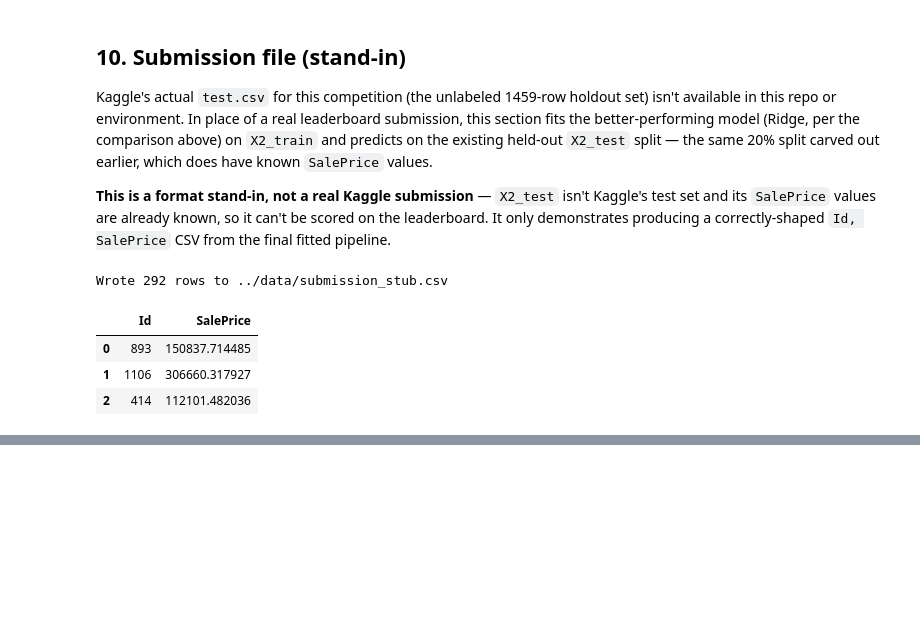
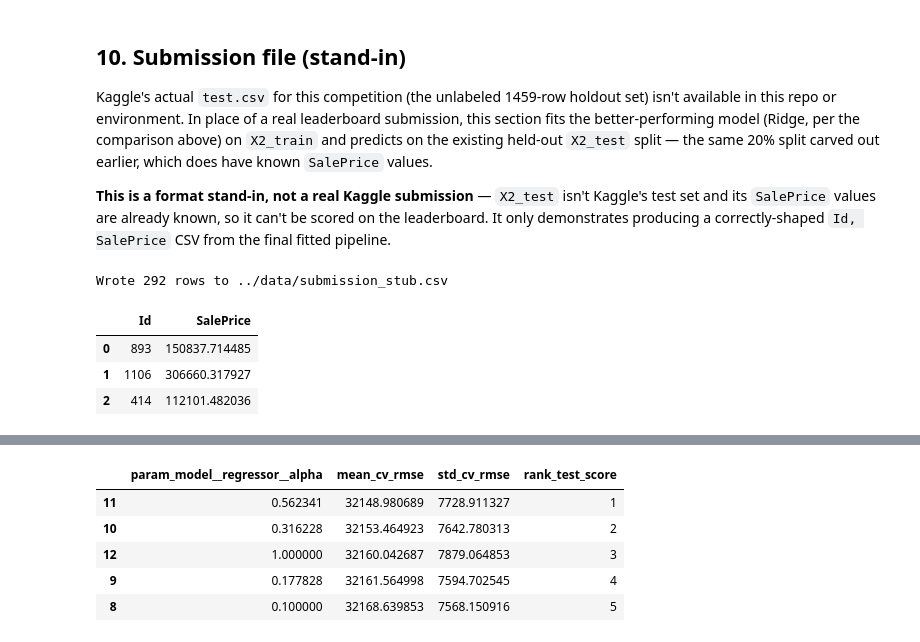
Before and after one commit to ashandx/ames-housing-pipeline, a Jupyter notebook: notebooks/ames_housing_pipeline.ipynb, the cells around one changed output, grey strips where cells are left out. Cells and saved outputs as stored; diff of their text form; code cells hidden in the pictures; blank space fills up the shorter version.

Commit message:
feat: tune Ridge alpha via GridSearchCV, document KFold choice

```diff
--- a/notebooks/ames_housing_pipeline.ipynb
+++ b/notebooks/ames_housing_pipeline.ipynb
@@ -479,0 +508,16 @@ Wrote 292 rows to ../data/submission_stub.csv
+# %%
+from sklearn.model_selection import GridSearchCV
+
+RIDGE_ALPHA_GRID = {'model__regressor__alpha': np.logspace(-3, 3, 25)}
+
+ridge_grid_search = GridSearchCV(
+    ridge_pipe_v2, param_grid=RIDGE_ALPHA_GRID, cv=kfold,
+    scoring='neg_root_mean_squared_error', n_jobs=-1,
+)
+ridge_grid_search.fit(X2_train, y_train2)
+
+ridge_tuned_pipe = ridge_grid_search.best_estimator_
+ridge_tuned_rmse = -ridge_grid_search.best_score_  # flip sign back: neg_root_mean_squared_error
+
+print(f"Best alpha: {ridge_grid_search.best_params_['model__regressor__alpha']:.4f}")
+print(f"Tuned Ridge CV RMSE: {ridge_tuned_rmse:,.0f}")
@@ -479,0 +533,16 @@ Wrote 292 rows to ../data/submission_stub.csv
+# %%
+ridge_cv_results = pd.DataFrame(ridge_grid_search.cv_results_)
+
+ridge_top5 = ridge_cv_results.sort_values('rank_test_score').head(5)[
+    ['param_model__regressor__alpha', 'mean_test_score', 'std_test_score', 'rank_test_score']
+].copy()
+ridge_top5['mean_test_score'] = -ridge_top5['mean_test_score']  # flip sign back
+ridge_top5 = ridge_top5.rename(columns={'mean_test_score': 'mean_cv_rmse', 'std_test_score': 'std_cv_rmse'})
+ridge_top5
+# %% [output]
+|  | param_model__regressor__alpha | mean_cv_rmse | std_cv_rmse | rank_test_score |
+| 11 | 0.562341 | 32148.980689 | 7728.911327 | 1 |
+| 10 | 0.316228 | 32153.464923 | 7642.780313 | 2 |
+| 12 | 1.000000 | 32160.042687 | 7879.064853 | 3 |
+| 9 | 0.177828 | 32161.564998 | 7594.702545 | 4 |
+| 8 | 0.100000 | 32168.639853 | 7568.150916 | 5 |
```
Also changed, not shown: parts of 9 cells of this notebook.
